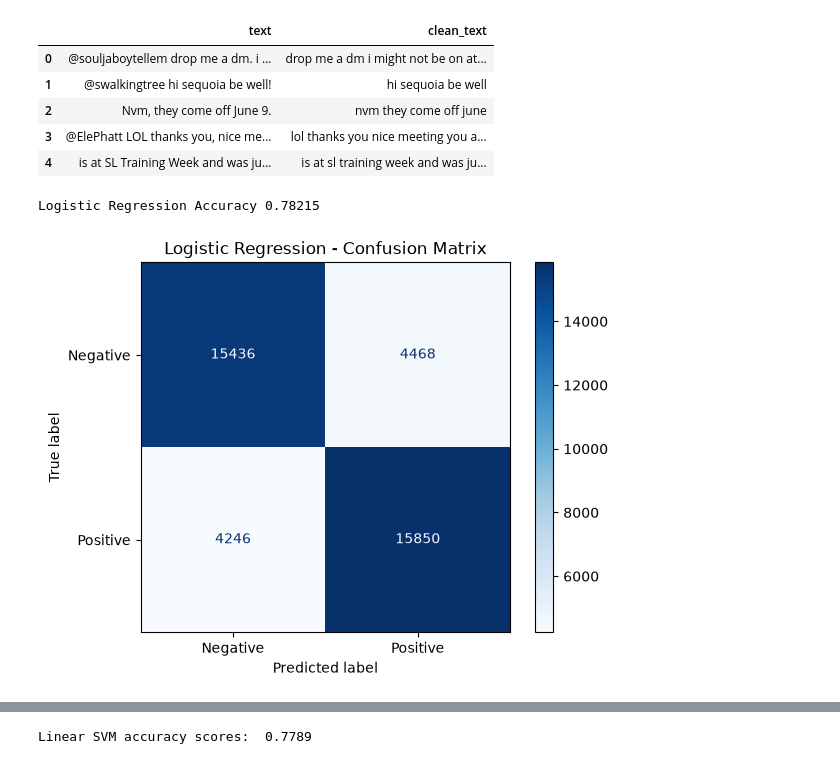
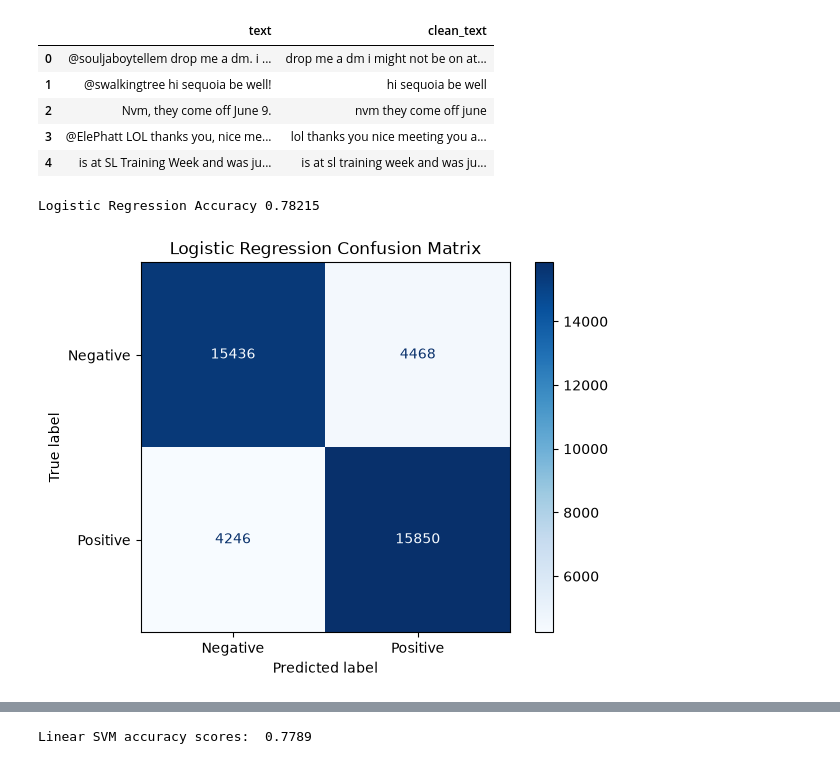
Before and after one commit to gyan-prakash-007/sentiment-analysis-project, a Jupyter notebook: sentiment_analysis.ipynb, the cells around one changed output, grey strips where cells are left out. Saved outputs shown, nothing was run; the diff lists cells and outputs as text; code cells hidden in the pictures.

```diff
--- a/sentiment_analysis.ipynb
+++ b/sentiment_analysis.ipynb
@@ -98,23 +100,24 @@ X_test_tfidf = vectorizer.transform(X_test)
 # %%
 from sklearn.linear_model import LogisticRegression
 from sklearn.metrics import accuracy_score, confusion_matrix, ConfusionMatrixDisplay
 
 log_model = LogisticRegression(max_iter=1000)
 log_model.fit(X_train_tfidf,Y_train)
 
 log_prediction = log_model.predict(X_test_tfidf)
 
 log_accuracy = accuracy_score(Y_test,log_prediction)
 print("Logistic Regression Accuracy",log_accuracy)
 
 cm = confusion_matrix(Y_test, log_prediction)
 disp = ConfusionMatrixDisplay(confusion_matrix=cm, display_labels=["Negative", "Positive"])
 disp.plot(cmap="Blues")
-plt.title("Logistic Regression - Confusion Matrix")
+plt.title("Logistic Regression Confusion Matrix")
+plt.savefig("images/confusion_logistic.png", dpi=150, bbox_inches="tight")
 plt.show()
 # %% [output]
 Logistic Regression Accuracy 0.78215
-[figure, old version]
+[figure, new version]
 # %%
 from sklearn.naive_bayes import MultinomialNB
 
```
Also changed, not shown: parts of 5 cells of this notebook, 11 other files.
